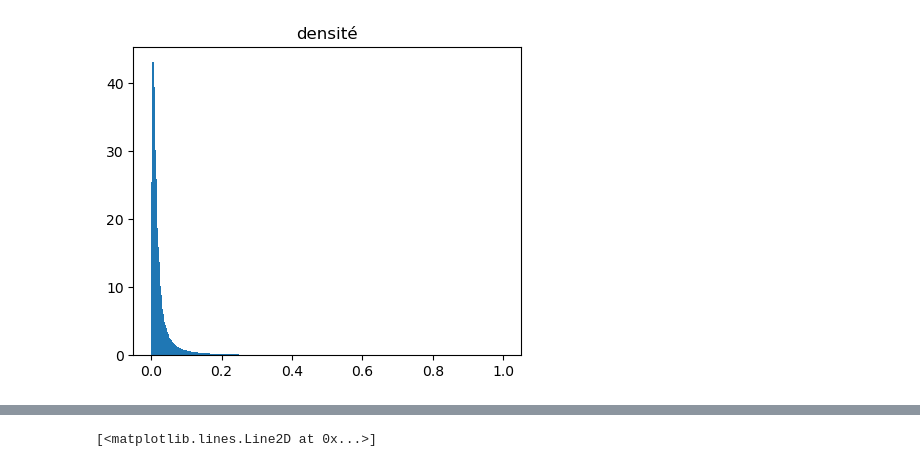
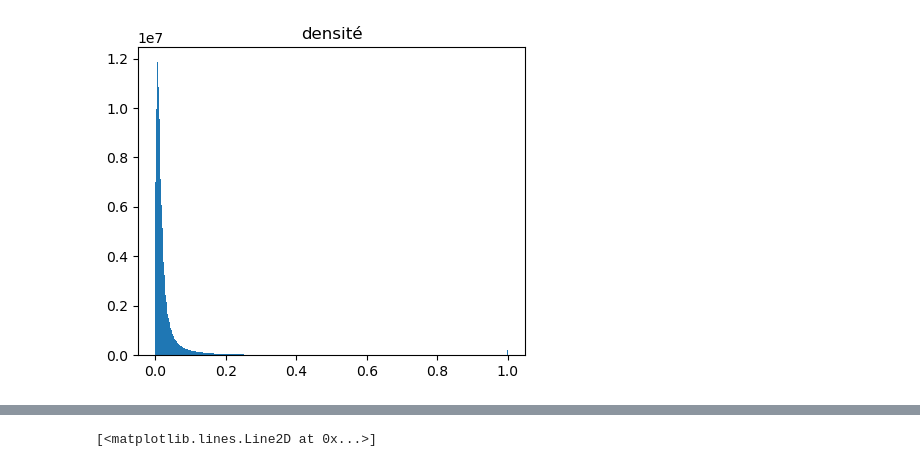
Before and after one commit to floriantilliet/mnhn_internship, a Jupyter notebook: projet1.ipynb, the cells around one changed output, grey strips where cells are left out. Saved outputs shown, nothing was run; the diff lists cells and outputs as text; code cells hidden in the pictures.

```diff
--- a/projet1.ipynb
+++ b/projet1.ipynb
@@ -97,10 +79,10 @@ val[val >= 2000] = 2000
 val=val/2000
 # %%
 plt.figure(figsize=(5,4))
-plt.hist(val,bins=500, density=True)
+plt.hist(val,bins=500)#, density=True)
 plt.title("densité")
 #plt.xscale('log')
 #plt.yscale('log')
 plt.show()
 # %% [output]
-[figure, old version]
+[figure, new version]
```
Also changed, not shown: parts of 41 cells of this notebook.
